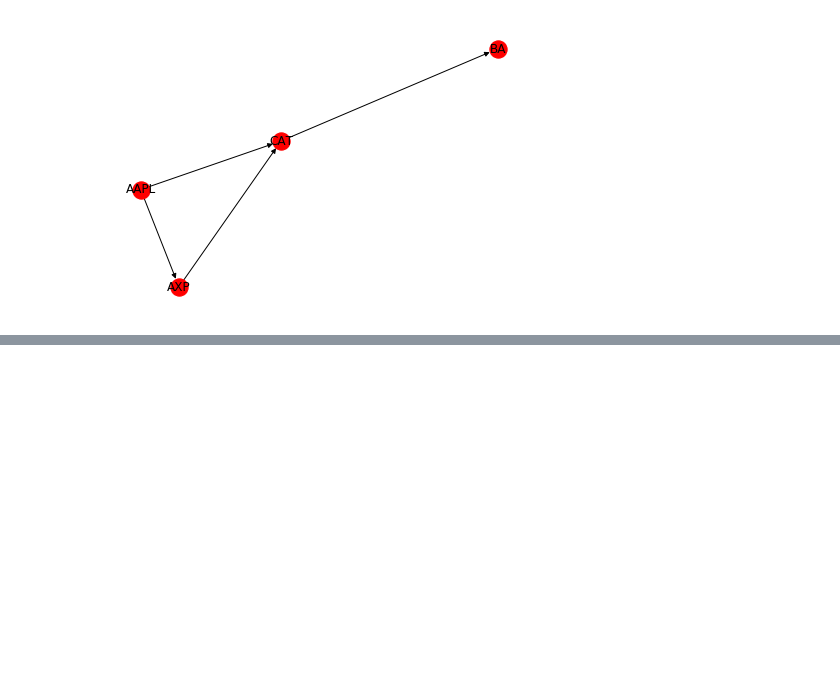
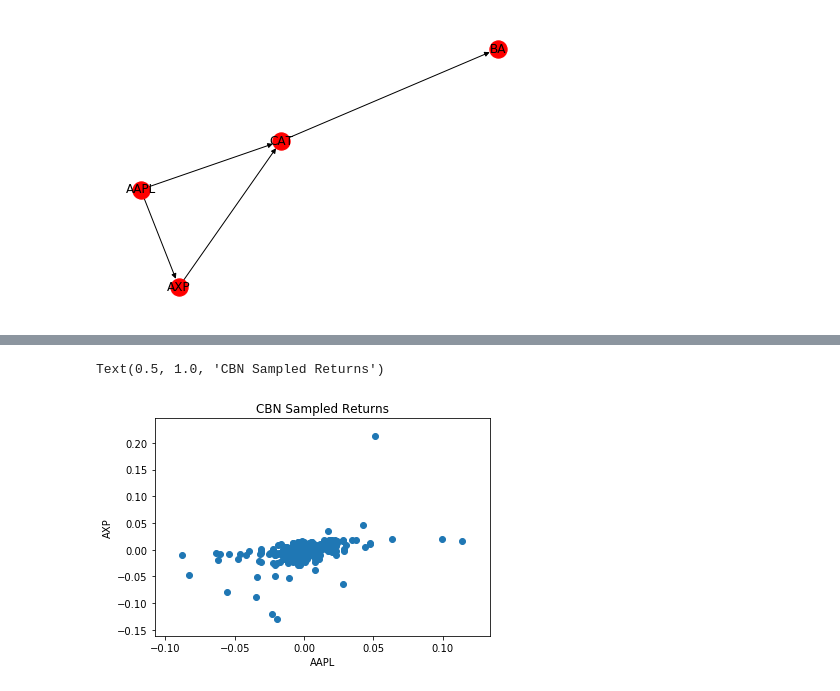
Before and after one commit to shinyy98/Copula_Bayesian_Networks, a Jupyter notebook: CBN_Experiments.ipynb, the cells around one changed output, grey strips where cells are left out. Drawn from its saved outputs; the diff is of its cells as text; code cells hidden in the pictures; blank space fills up the shorter version.

```diff
--- a/CBN_Experiments.ipynb
+++ b/CBN_Experiments.ipynb
@@ -537,0 +562,8 @@ np.save('frank_params.npy',cbn_fr.param_c)
+# %%
+plt.scatter(X[:,0],X[:,1])
+plt.xlabel(label[pair[0]])
+plt.ylabel(label[pair[1]])
+plt.title('CBN Sampled Returns')
+# %% [output]
+Text(0.5, 1.0, 'CBN Sampled Returns')
+[figure, added]
```
Also changed, not shown: parts of 28 cells of this notebook, 3 other files.
